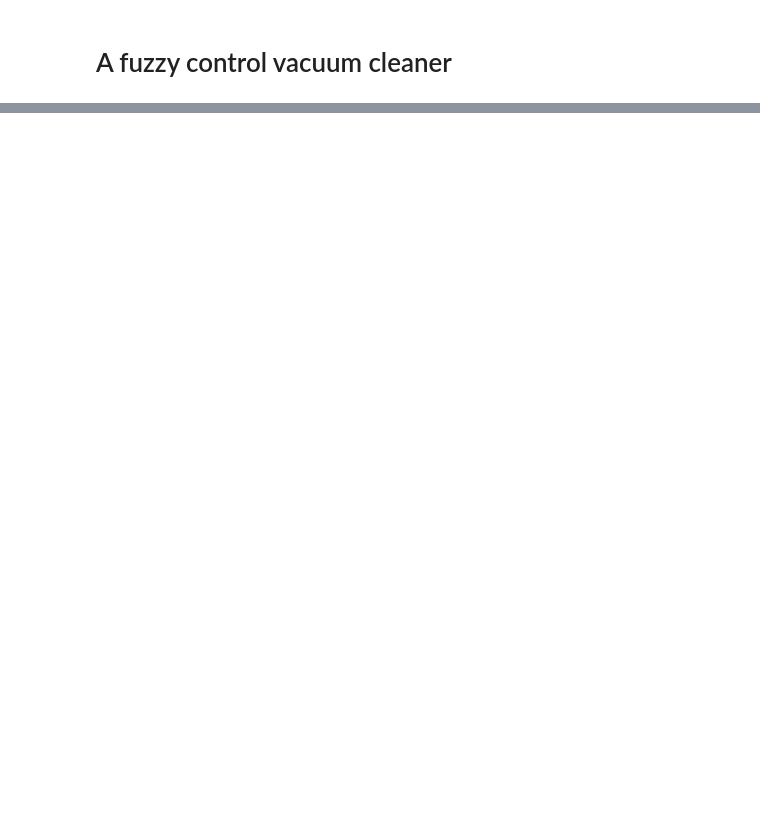
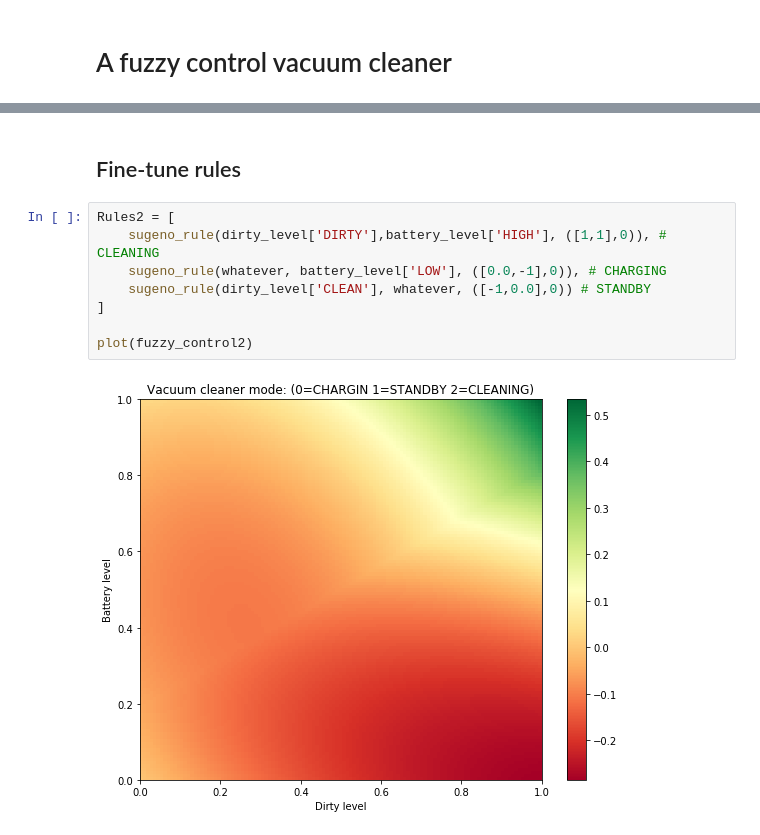
Before and after one commit to aleozlx/fuzzy-control-revisit-notes, a Jupyter notebook: q7.5.ipynb, the cells around one changed output, grey strips where cells are left out. Saved outputs shown, nothing was run; the diff lists cells and outputs as text; blank space fills up the shorter version.

```diff
--- a/q7.5.ipynb
+++ b/q7.5.ipynb
@@ -173,0 +282,12 @@ plot(fuzzy_control1)
+# %% [markdown]
+## Fine-tune rules
+# %%
+Rules2 = [
+    sugeno_rule(dirty_level['DIRTY'],battery_level['HIGH'], ([1,1],0)), # CLEANING
+    sugeno_rule(whatever, battery_level['LOW'], ([0.0,-1],0)), # CHARGING
+    sugeno_rule(dirty_level['CLEAN'], whatever, ([-1,0.0],0)) # STANDBY
+]
+
+plot(fuzzy_control2)
+# %% [output]
+[figure, added]
```
Also changed, not shown: parts of 14 cells of this notebook.
